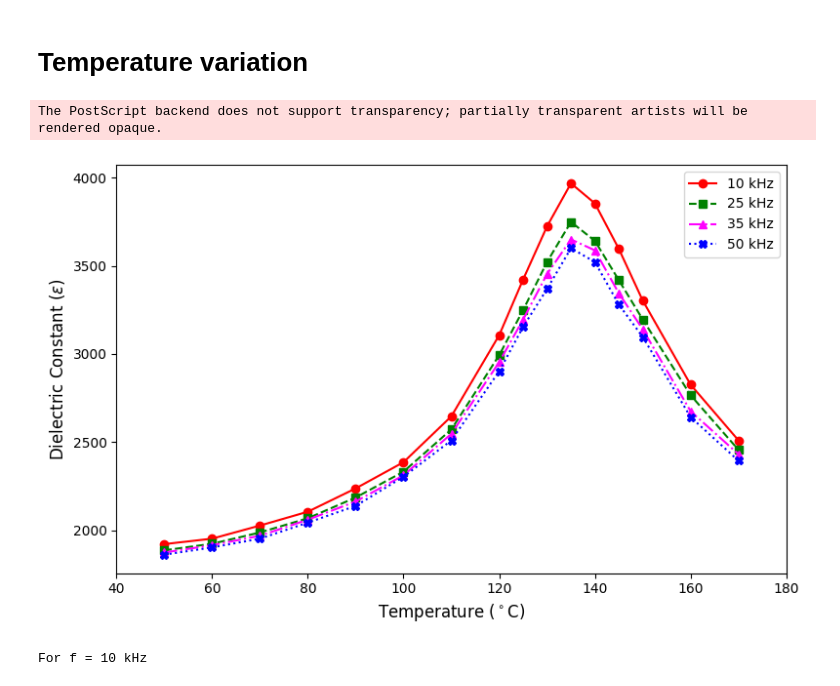
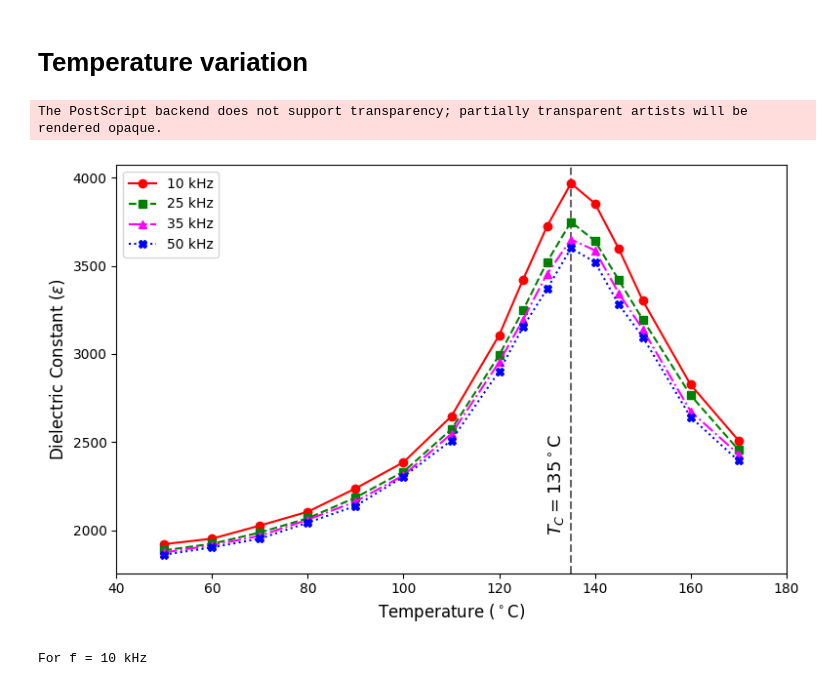
Before and after one commit to gayatri-p/lab-reports, a Jupyter notebook: solid state physics/6. phase transition of BaTiO3/analysis.ipynb, the cells around one changed output. Drawn from its saved outputs; the diff is of its cells as text; code cells hidden in the pictures.

```diff
--- a/solid state physics/6. phase transitions/analysis.ipynb
+++ b/solid state physics/6. phase transition of BaTiO3/analysis.ipynb
@@ -71,30 +71,32 @@ def fit_gauss(xs, ys, p0=None):
 # %%
 data = pd.read_excel('data.xlsx', sheet_name='temp')
 m,n=0,16
 t = data['f'][m:n]
 colors = ['r', 'g', 'magenta', 'b']
 styles = ['o', 's', '^', 'X']
 ls = ['-', '--', '-.', ':']
 plt.figure(figsize=(8,5))
+plt.axvline(135, linestyle='--', alpha=0.6, color='k')
+plt.text(130, 2000, r'$T_C = 135^\circ$C', rotation=90, fontsize=13)
 for i, freq in enumerate((10,25,35,50)):
     e = data[f'e{freq}'][m:n]
     # fits = fit_gauss(f,e, p0=(2000,130,50,2000))
     # plt.plot(f, e, styles[i], linestyle='-', color=colors[i], label=f'{freq} kHz')
     # yerr = (e*0.002)/(data[f'r{freq}'][m:n])
     # plt.errorbar(t, e, yerr=yerr, fmt='-ko', capsize=5, label='')
     plt.plot(t, e, styles[i], linestyle=ls[i], color=colors[i], label=f'{freq} kHz')
     # plt.plot(fits[0], fits[1], color=colors[i])
     # break
-plt.legend()
+plt.legend(loc='upper left')
 plt.xlim(40,180)
 plt.xlabel(r'Temperature ($^\circ$C)', fontsize=12)
 plt.ylabel(r'Dielectric Constant ($\epsilon$)', fontsize=12)
 # plt.grid()
 plt.tight_layout()
 plt.savefig('images/temp.eps')
 # %% [output]
 The PostScript backend does not support transparency; partially transparent artists will be rendered opaque.
-[figure, old version]
+[figure, new version]
 # %%
 def straight_line(x, m, c): return m*x+c
 def fit_line(xs, ys):
```
Also changed, not shown: 28 other files.
